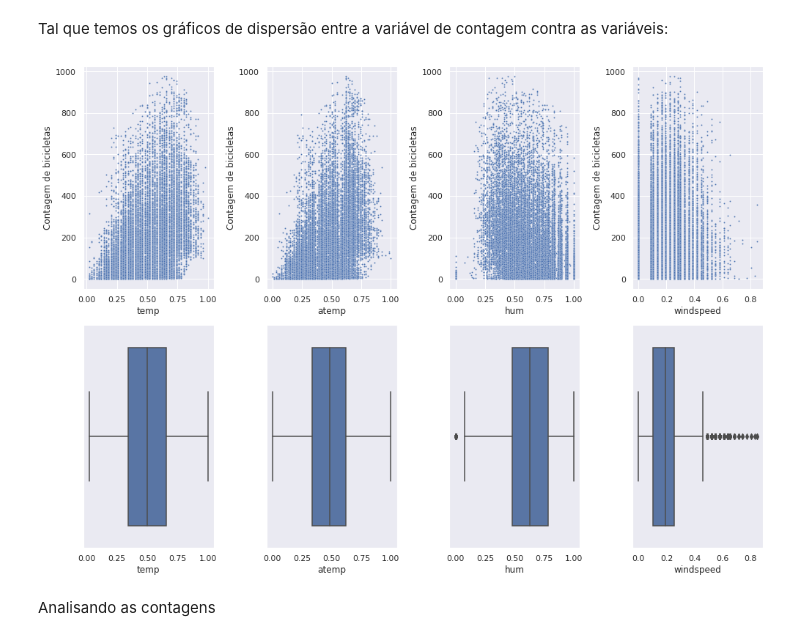
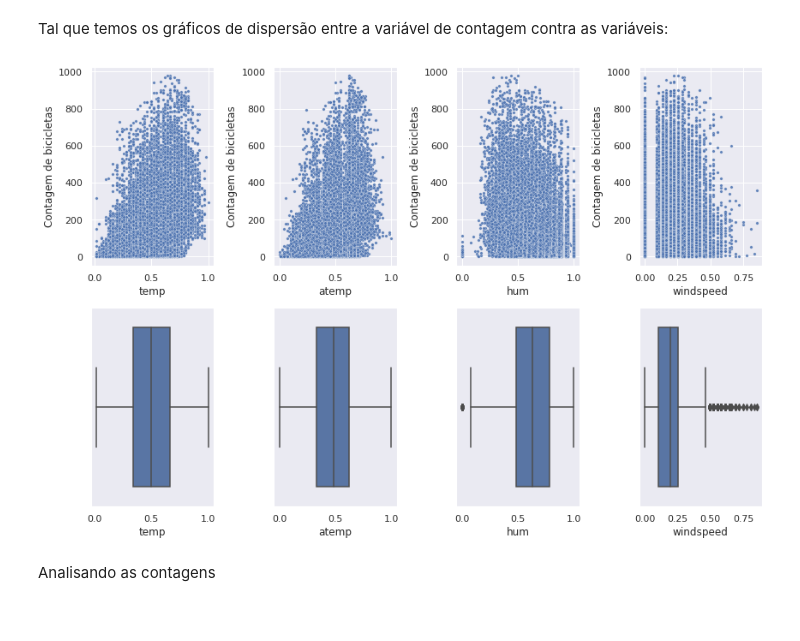
Before and after one commit to Monoxido45/Bike_sharing_AM, a Jupyter notebook: trabalho_1_bicicletas.ipynb, the cells around one changed output. Cells and saved outputs as stored; diff of their text form; code cells hidden in the pictures.

```diff
--- a/trabalho_1_bicicletas.ipynb
+++ b/trabalho_1_bicicletas.ipynb
@@ -147,23 +159,23 @@ plt.show()
 # %% [markdown]
 Tal que temos os gráficos de dispersão entre a variável de contagem contra as variáveis:
 # %%
-plt.figure(figsize = (14, 10))
+plt.figure(figsize = (12, 8))
 j = 1
 for i in range(0, len(quant_vars) - 1):
   sns.set_style("darkgrid")
   plt.subplot(2, 4, j)
-  sns.scatterplot(data = bike_df, x = quant_vars[i], y = "cnt", s = 4)
+  sns.scatterplot(data = bike_df, x = quant_vars[i], y = "cnt", s = 12, alpha = 0.85)
   plt.ylabel("Contagem de bicicletas")
 
   sns.set_style("dark")
   plt.subplot(2, 4, j + 4)
   sns.boxplot(data = bike_df, x = quant_vars[i])
   j += 1
 plt.tight_layout()
 plt.savefig(f"{images_dir}/quant_vars_versus_bike.pdf")
 plt.show()
 # %% [output]
-[figure, old version]
+[figure, new version]
 # %%
 cat_vars = bike_df.columns[2:10]
 some_cat_vars = bike_df.columns[[2, 3, 6, 7, 8, 9]]
```
Also changed, not shown: parts of 4 cells of this notebook.
